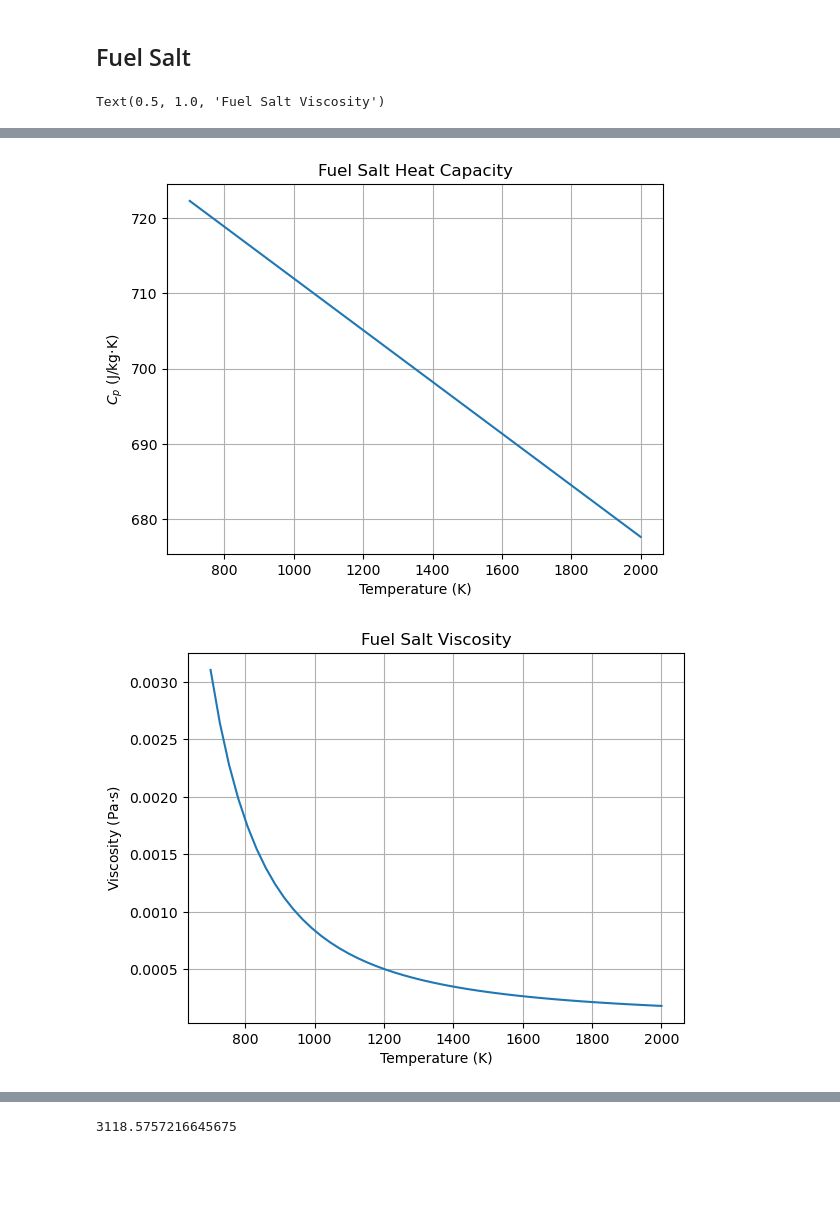
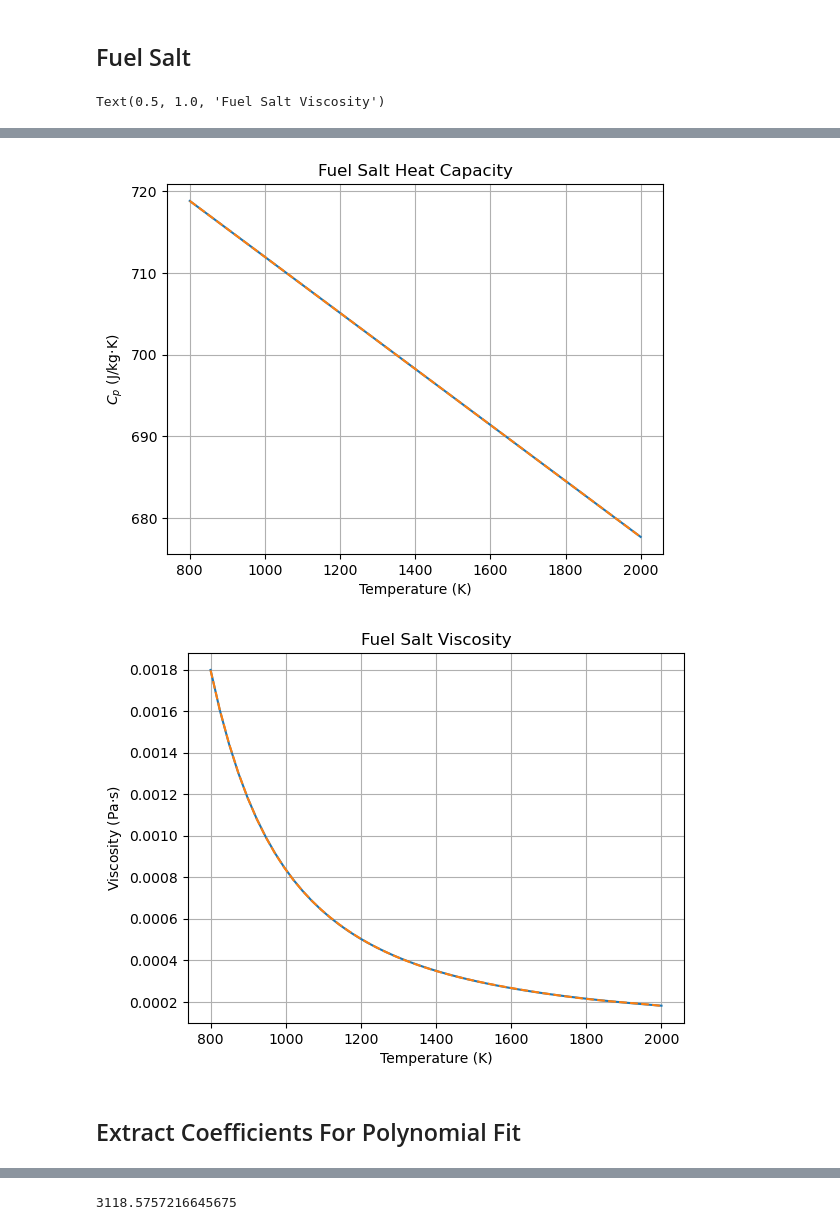
Before and after one commit to mlouis9/senior-design, a Jupyter notebook: saltOptimization/thermophysicalProperties/finalProperties.ipynb, the cells around one changed output, grey strips where cells are left out. Drawn from its saved outputs; the diff is of its cells as text; code cells hidden in the pictures; blank space fills up the shorter version.

```diff
--- a/saltOptimization/thermophysicalProperties/finalProperties.ipynb
+++ b/saltOptimization/thermophysicalProperties/finalProperties.ipynb
@@ -98,35 +98,70 @@ print(viscosity_coefs[-1:0:-1])
 # %%
 final_fuel_salt_composition = frozendict({'NaCl': 0.25, 'KCl': 0.141, 'ZrCl4': 0.059, 'PuCl3': 0.398, 'NdCl3': 0.002, 'UCl3': 0.15})
 
-fuel_temps = np.linspace(1100, 2000)
-densities = [ db.get_tp('density', final_fuel_salt_composition)(T).nominal_value for T in fuel_temps ]
-thermal_conductivities = [ db.get_tp('thermal_conductivity', final_fuel_salt_composition)(T).nominal_value for T in cool_temps ]
-heat_capacities = [ db.get_tp('liquid_heat_capacity', final_fuel_salt_composition)(T).nominal_value for T in cool_temps ]
-viscosities = [ db.get_tp('viscosity', final_fuel_salt_composition)(T).nominal_value for T in cool_temps ]
+fuel_temps = np.linspace(800, 2000)
+
+# Density produces nonphysical behavior below around 1200 K (probably becausue of the relatively high melting points of the salt
+# constituients) so we need to do a linear extrapolation beyond that point
+
+from numdifftools import Derivative
+
+rhof = db.get_tp('density', final_fuel_salt_composition, uncertainty=False)
+slope = Derivative(rhof)
+
+# Use the slope at 1200 K to extrapolate to lower temperatures
+m = slope(1200)
+b = rhof(1200)
+
+def extrapolated_density(T):
+    if T < 1200:
+        return m*(T-1200) + b
+    else:
+        return rhof(T)
+
+densities = [ extrapolated_density(T) for T in fuel_temps ]
+thermal_conductivities = [ db.get_tp('thermal_conductivity', final_fuel_salt_composition)(T).nominal_value for T in fuel_temps ]
+heat_capacities = [ db.get_tp('liquid_heat_capacity', final_fuel_salt_composition)(T).nominal_value for T in fuel_temps ]
+viscosities = [ db.get_tp('viscosity', final_fuel_salt_composition)(T).nominal_value for T in fuel_temps ]
+
+degree = 7
+density_coefs = np.polyfit(fuel_temps, densities, degree)
+thermal_conductivity_coefs = np.polyfit(fuel_temps, thermal_conductivities, degree)
+heat_capacity_coefs = np.polyfit(fuel_temps, heat_capacities, degree)
+viscosity_coefs = np.polyfit(fuel_temps, viscosities, degree)
+
+# Now create the polynomials for plotting
+density_p = np.poly1d(density_coefs)
+thermal_conductivity_p = np.poly1d(thermal_conductivity_coefs)
+heat_capacity_p = np.poly1d(heat_capacity_coefs)
+viscosity_p = np.poly1d(viscosity_coefs)
 
 plt.figure(1)
-plt.plot(fuel_temps, densities)
+plt.plot(fuel_temps, densities, label='Calculated')
+plt.plot(fuel_temps, density_p(fuel_temps), linestyle='dashed', label='Polt Fit')
 plt.grid()
 plt.xlabel('Temperature (K)')
 plt.ylabel('Density (kg/m$^3$)')
 plt.title('Fuel Salt Density')
 
 plt.figure(2)
-plt.plot(cool_temps, thermal_conductivities)
+plt.plot(fuel_temps, thermal_conductivities, label='Calculated')
+plt.plot(fuel_temps, thermal_conductivity_p(fuel_temps), linestyle='dashed', label='Polt Fit')
 plt.grid()
 plt.xlabel('Temperature (K)')
 plt.ylabel('Thermal Conductivity (W/m$\cdot$K)')
 plt.title('Fuel Salt Thermal Conductivity')
 
 plt.figure(3)
-plt.plot(cool_temps, heat_capacities)
+plt.plot(fuel_temps, heat_capacities, label='Calculated')
+plt.plot(fuel_temps, heat_capacity_p(fuel_temps), linestyle='dashed', label='Polt Fit')
 plt.grid()
 plt.xlabel('Temperature (K)')
 plt.ylabel('$C_p$ (J/kg$\cdot$K)')
 plt.title('Fuel Salt Heat Capacity')
 
 plt.figure(4)
-plt.plot(cool_temps, viscosities)
+plt.plot(fuel_temps, viscosities, label='Calculated')
+plt.plot(fuel_temps, viscosity_p(fuel_temps), linestyle='dashed', label='Polt Fit')
 plt.grid()
 plt.xlabel('Temperature (K)')
 plt.ylabel('Viscosity (Pa$\cdot$s)')
@@ -138,2 +173,4 @@ Text(0.5, 1.0, 'Fuel Salt Viscosity')
-[figure, old version]
+[figure, new version]
-[figure, old version]
+[figure, new version]
+# %% [markdown]
+## Extract Coefficients For Polynomial Fit
```
Also changed, not shown: parts of 2 cells of this notebook, 39 other files.
